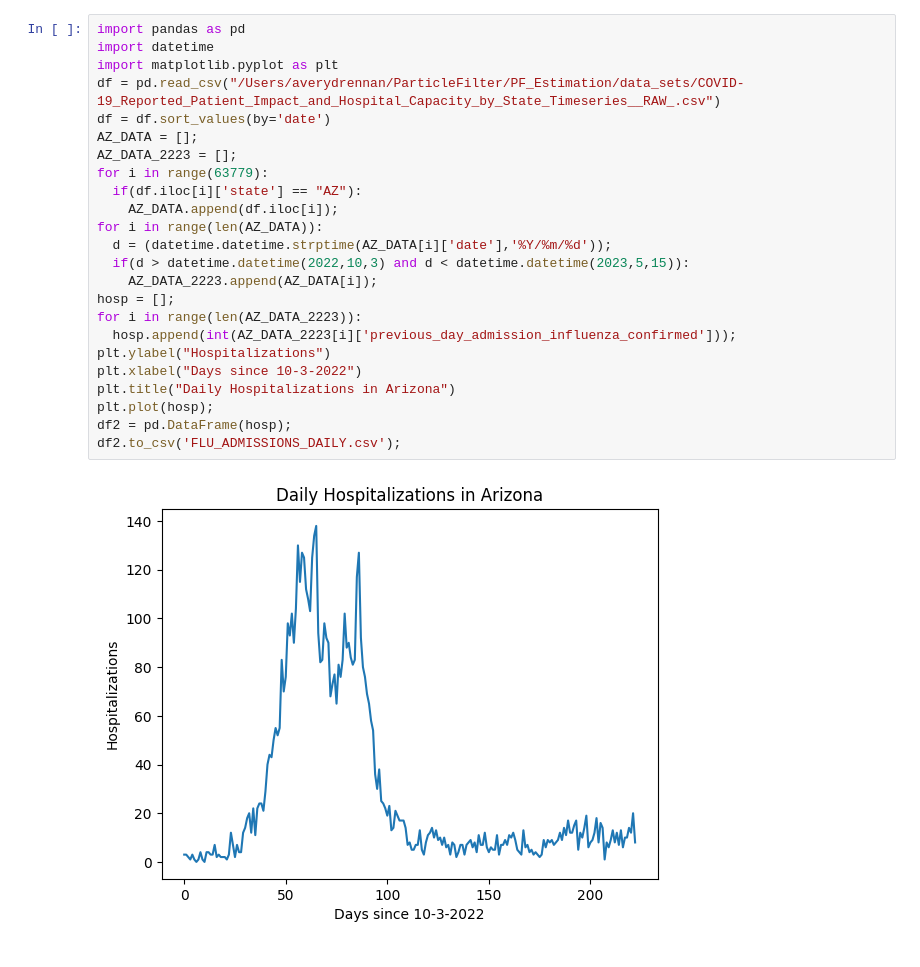
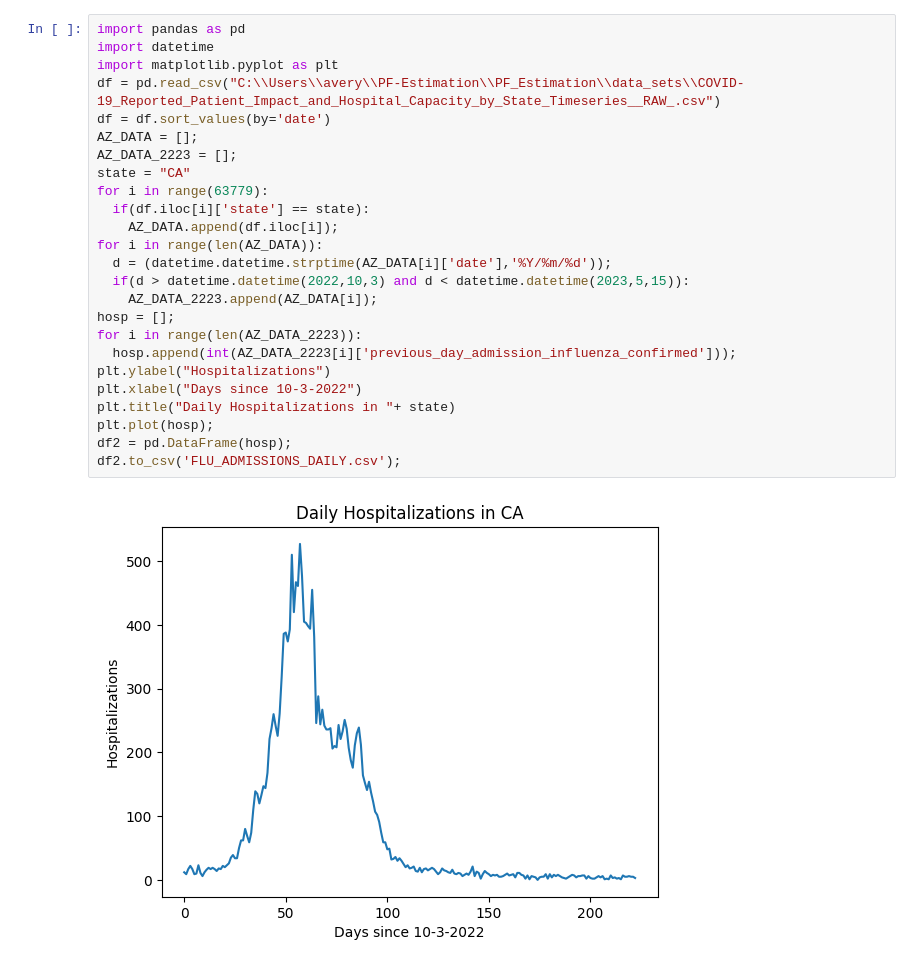
Before and after one commit to Averydx/PF_Estimation, a Jupyter notebook: jupyter notebooks/DataExtraction.ipynb, the cells around one changed output. Cells and saved outputs as stored; diff of their text form.

```diff
--- a/jupyter notebooks/DataExtraction.ipynb
+++ b/jupyter notebooks/DataExtraction.ipynb
@@ -1,26 +1,27 @@
 # %%
 import pandas as pd
 import datetime
 import matplotlib.pyplot as plt
-df = pd.read_csv("/Users/averydrennan/ParticleFilter/PF_Estimation/data_sets/COVID-19_Reported_Patient_Impact_and_Hospital_Capacity_by_State_Timeseries__RAW_.csv")
+df = pd.read_csv("C:\\Users\\avery\\PF-Estimation\\PF_Estimation\\data_sets\\COVID-19_Reported_Patient_Impact_and_Hospital_Capacity_by_State_Timeseries__RAW_.csv")
 df = df.sort_values(by='date')
 AZ_DATA = [];
 AZ_DATA_2223 = [];
+state = "CA"
 for i in range(63779):
-  if(df.iloc[i]['state'] == "AZ"):
+  if(df.iloc[i]['state'] == state):
     AZ_DATA.append(df.iloc[i]);
 for i in range(len(AZ_DATA)):
   d = (datetime.datetime.strptime(AZ_DATA[i]['date'],'%Y/%m/%d'));
   if(d > datetime.datetime(2022,10,3) and d < datetime.datetime(2023,5,15)):
     AZ_DATA_2223.append(AZ_DATA[i]);
 hosp = [];
 for i in range(len(AZ_DATA_2223)):
   hosp.append(int(AZ_DATA_2223[i]['previous_day_admission_influenza_confirmed']));
 plt.ylabel("Hospitalizations")
 plt.xlabel("Days since 10-3-2022")
-plt.title("Daily Hospitalizations in Arizona")
+plt.title("Daily Hospitalizations in "+ state)
 plt.plot(hosp);
 df2 = pd.DataFrame(hosp);
 df2.to_csv('FLU_ADMISSIONS_DAILY.csv');
 # %% [output]
-[figure, old version]
+[figure, new version]
```
Also changed, not shown: 12 other files.
